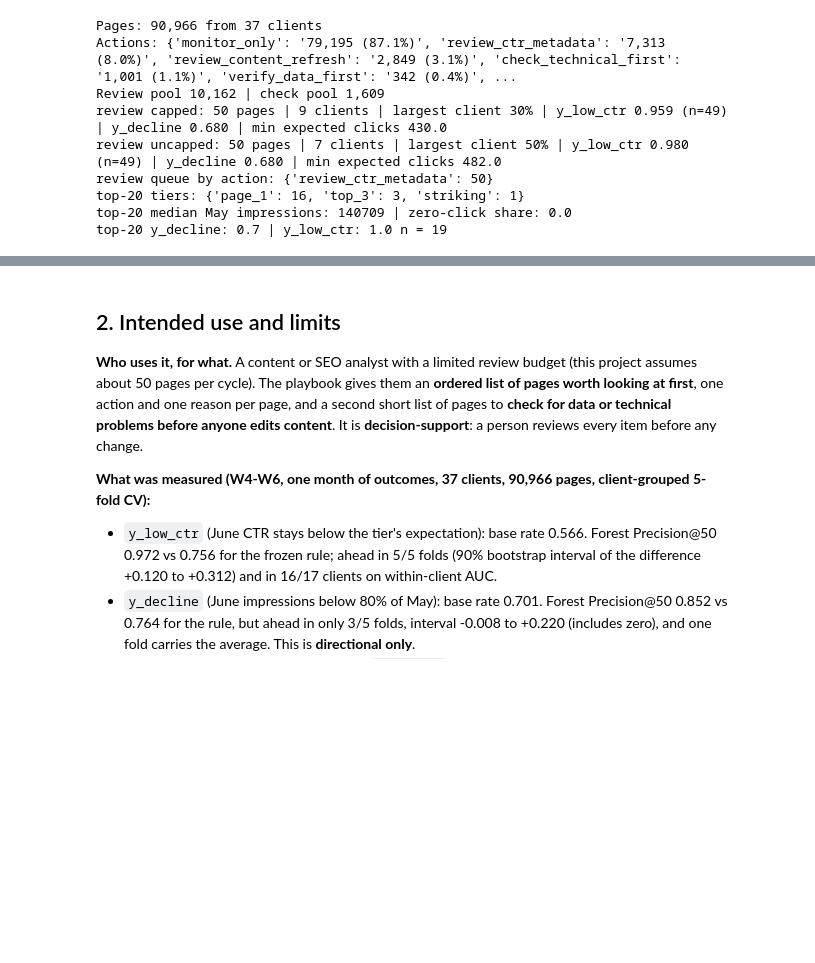
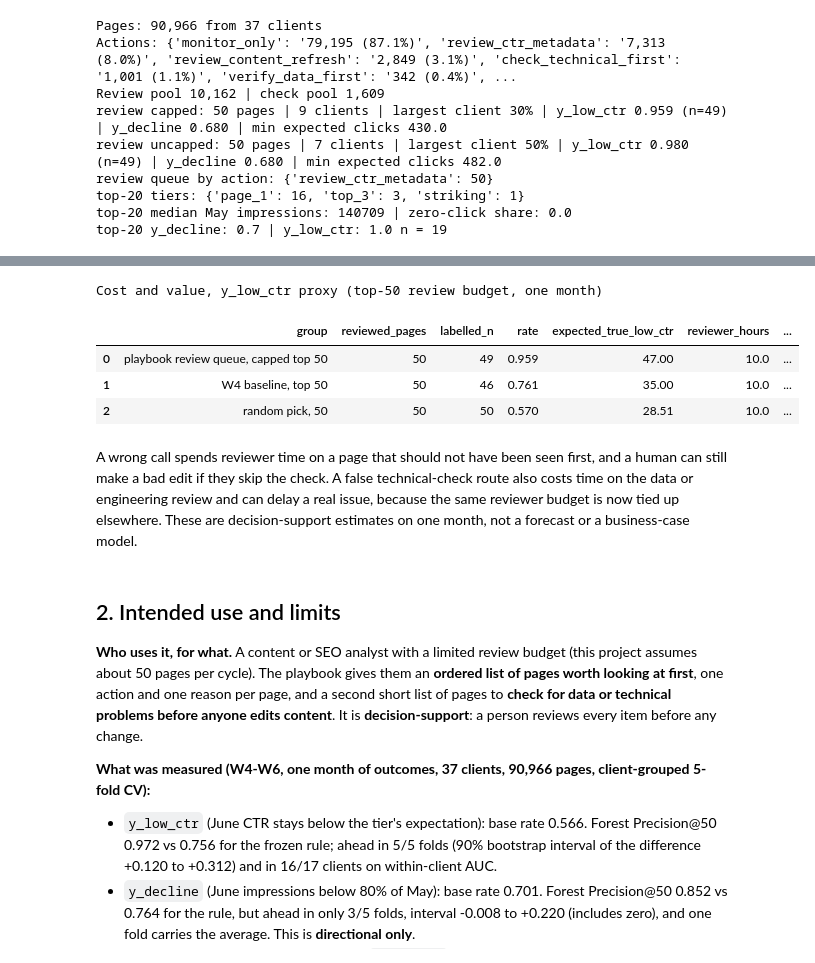
Before and after one commit to LukasDjuric/FlyRank_intership, a Jupyter notebook: work/notebooks/w07_action_playbook.ipynb, the cells around one changed output, grey strips where cells are left out. Cells and saved outputs as stored; diff of their text form; code cells hidden in the pictures; blank space fills up the shorter version.

```diff
--- a/work/notebooks/w07_action_playbook.ipynb
+++ b/work/notebooks/w07_action_playbook.ipynb
@@ -549,3 +582,47 @@ On `y_low_ctr` the playbook queue is about 20 points above the baseline (0.96 vs
+# %%
+REVIEW_MINUTES_PER_PAGE = 12  # assumption: one human review takes about 12 minutes
+
+base_rate = float(df["y_low_ctr"].mean())
+base_top50 = df.sort_values("baseline_action_score", ascending=False).head(CAPACITY).copy()
+
+rows = []
+for name, q in [("playbook review queue, capped top 50", review_queue), ("W4 baseline, top 50", base_top50), ("random pick, 50", None)]:
+    if name == "random pick, 50":
+        reviewed_pages = CAPACITY
+        labelled_n = CAPACITY
+        rate = base_rate
+        expected_true_low_ctr = rate * labelled_n
+    else:
+        reviewed_pages = len(q)
+        labelled = q["y_low_ctr"].notna()
+        labelled_n = int(labelled.sum())
+        rate = float(q.loc[labelled, "y_low_ctr"].mean()) if labelled_n else np.nan
+        expected_true_low_ctr = rate * labelled_n if labelled_n else np.nan
+    hours = reviewed_pages * REVIEW_MINUTES_PER_PAGE / 60.0
+    wasted = reviewed_pages - expected_true_low_ctr if pd.notna(expected_true_low_ctr) else np.nan
+    rows.append({
+        "group": name,
+        "reviewed_pages": reviewed_pages,
+        "labelled_n": labelled_n,
+        "rate": rate,
+        "expected_true_low_ctr": expected_true_low_ctr,
+        "reviewer_hours": hours,
+        "wasted_review_pages": wasted,
+    })
+
+cost_table = pd.DataFrame(rows)
+cost_table["expected_true_low_ctr"] = cost_table["expected_true_low_ctr"].round(2)
+cost_table["wasted_review_pages"] = cost_table["wasted_review_pages"].round(2)
+print("Cost and value, y_low_ctr proxy (top-50 review budget, one month)")
+display(cost_table[["group", "reviewed_pages", "labelled_n", "rate", "expected_true_low_ctr", "reviewer_hours", "wasted_review_pages"]].round({"rate": 3, "reviewer_hours": 2, "expected_true_low_ctr": 2, "wasted_review_pages": 2}))
+# %% [output]
+Cost and value, y_low_ctr proxy (top-50 review budget, one month)
+|  | group | reviewed_pages | labelled_n | rate | expected_true_low_ctr | reviewer_hours | ... |
+| 0 | playbook review queue, capped top 50 | 50 | 49 | 0.959 | 47.00 | 10.0 | ... |
+| 1 | W4 baseline, top 50 | 50 | 46 | 0.761 | 35.00 | 10.0 | ... |
+| 2 | random pick, 50 | 50 | 50 | 0.570 | 28.51 | 10.0 | ... |
+# %% [markdown]
+A wrong call spends reviewer time on a page that should not have been seen first, and a human can still make a bad edit if they skip the check. A false technical-check route also costs time on the data or engineering review and can delay a real issue, because the same reviewer budget is now tied up elsewhere. These are decision-support estimates on one month, not a forecast or a business-case model.
 # %% [markdown]
 ## 2. Intended use and limits
 
```
Also changed, not shown: parts of 7 cells of this notebook, 7 other files.
